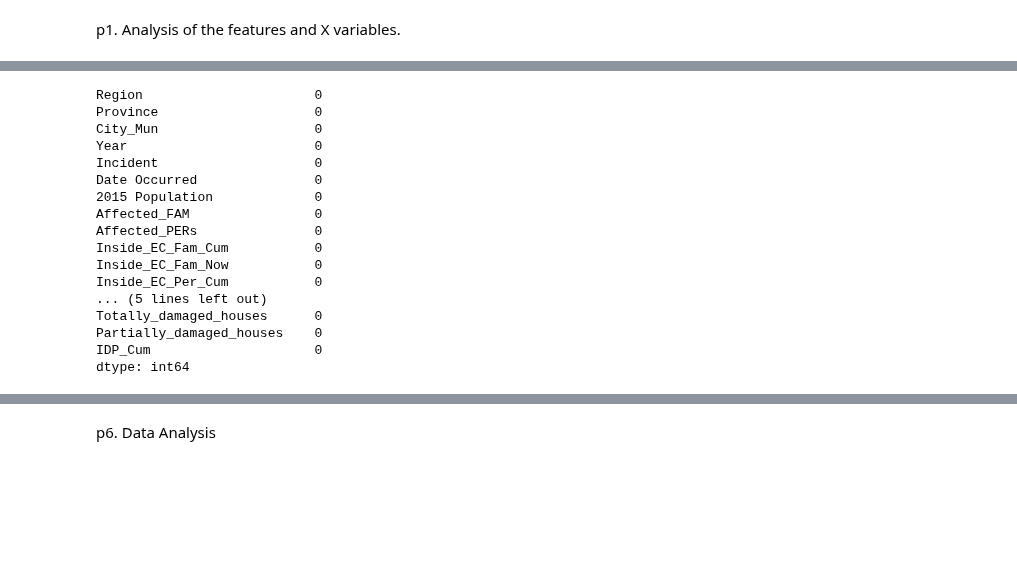
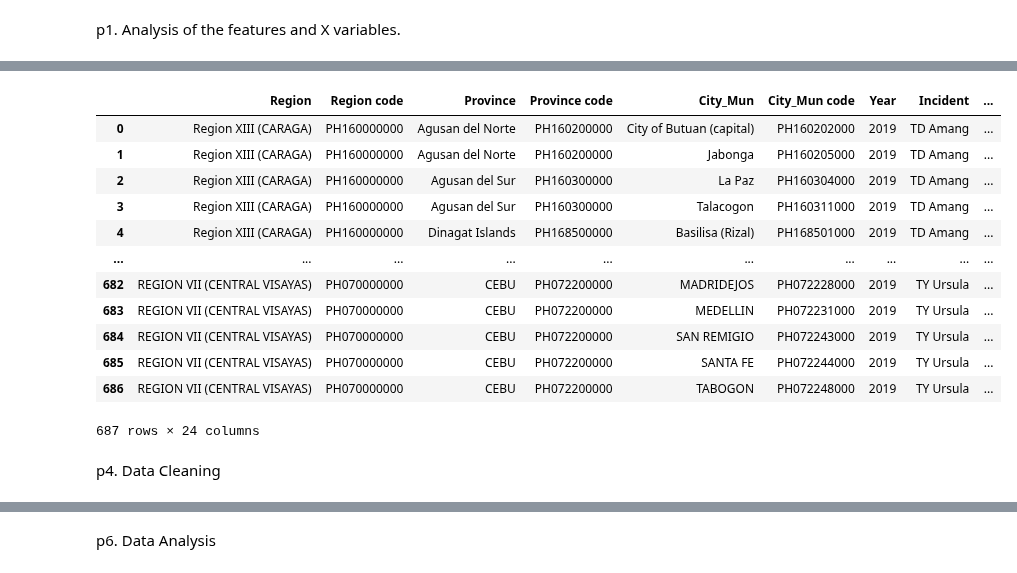
Before and after one commit to GEA960/ITBA-3207_TeamTyphoonAnalysts, a Jupyter notebook: Data Sets Coding Analysis/Data Analysis and Coding for Both Data Sets.ipynb, the cells around one changed output, grey strips where cells are left out. Drawn from its saved outputs; the diff is of its cells as text; code cells hidden in the pictures; blank space fills up the shorter version.

```diff
--- a/Data Sets Coding Analysis/Data Analysis and Coding for Both Data Sets.ipynb
+++ b/Data Sets Coding Analysis/Data Analysis and Coding for Both Data Sets.ipynb
@@ -140,22 +111,19 @@ new_df = new_df.fillna(0) # replace NaN with zero value
-# %%
-new_df.isnull().sum() #checking for total null values
-
-#After all of these data cleaning processes, the final dataframe for analysis were created and named  as "new_df". And from the results below of isnull() function from the new dataframe, there are now no null values from within the data frame. Thus, data analysis would be smooth and no errors can occur on the latter part of this EDA.
-# %% [output]
-Region                      0
-Province                    0
-City_Mun                    0
-Year                        0
-Incident                    0
-Date Occurred               0
-2015 Population             0
-Affected_FAM                0
-Affected_PERs               0
-Inside_EC_Fam_Cum           0
-Inside_EC_Fam_Now           0
-Inside_EC_Per_Cum           0
-... (5 lines left out)
-Totally_damaged_houses      0
-Partially_damaged_houses    0
-IDP_Cum                     0
-dtype: int64
+# %%
+df=pd.DataFrame(data) #convert dataset excel into dataframe
+display(df)
+# %% [output]
+|  | Region | Region code | Province | Province code | City_Mun | City_Mun code | Year | Incident | ... |
+| 0 | Region XIII (CARAGA) | PH160000000 | Agusan del Norte | PH160200000 | City of Butuan (capital) | PH160202000 | 2019 | TD Amang | ... |
+| 1 | Region XIII (CARAGA) | PH160000000 | Agusan del Norte | PH160200000 | Jabonga | PH160205000 | 2019 | TD Amang | ... |
+| 2 | Region XIII (CARAGA) | PH160000000 | Agusan del Sur | PH160300000 | La Paz | PH160304000 | 2019 | TD Amang | ... |
+| 3 | Region XIII (CARAGA) | PH160000000 | Agusan del Sur | PH160300000 | Talacogon | PH160311000 | 2019 | TD Amang | ... |
+| 4 | Region XIII (CARAGA) | PH160000000 | Dinagat Islands | PH168500000 | Basilisa (Rizal) | PH168501000 | 2019 | TD Amang | ... |
+| ... | ... | ... | ... | ... | ... | ... | ... | ... | ... |
+| 682 | REGION VII (CENTRAL VISAYAS) | PH070000000 | CEBU | PH072200000 | MADRIDEJOS | PH072228000 | 2019 | TY Ursula | ... |
+| 683 | REGION VII (CENTRAL VISAYAS) | PH070000000 | CEBU | PH072200000 | MEDELLIN | PH072231000 | 2019 | TY Ursula | ... |
+| 684 | REGION VII (CENTRAL VISAYAS) | PH070000000 | CEBU | PH072200000 | SAN REMIGIO | PH072243000 | 2019 | TY Ursula | ... |
+| 685 | REGION VII (CENTRAL VISAYAS) | PH070000000 | CEBU | PH072200000 | SANTA FE | PH072244000 | 2019 | TY Ursula | ... |
+| 686 | REGION VII (CENTRAL VISAYAS) | PH070000000 | CEBU | PH072200000 | TABOGON | PH072248000 | 2019 | TY Ursula | ... |
+687 rows × 24 columns
+# %% [markdown]
+p4. Data Cleaning
```
Also changed, not shown: parts of 23 cells of this notebook.
